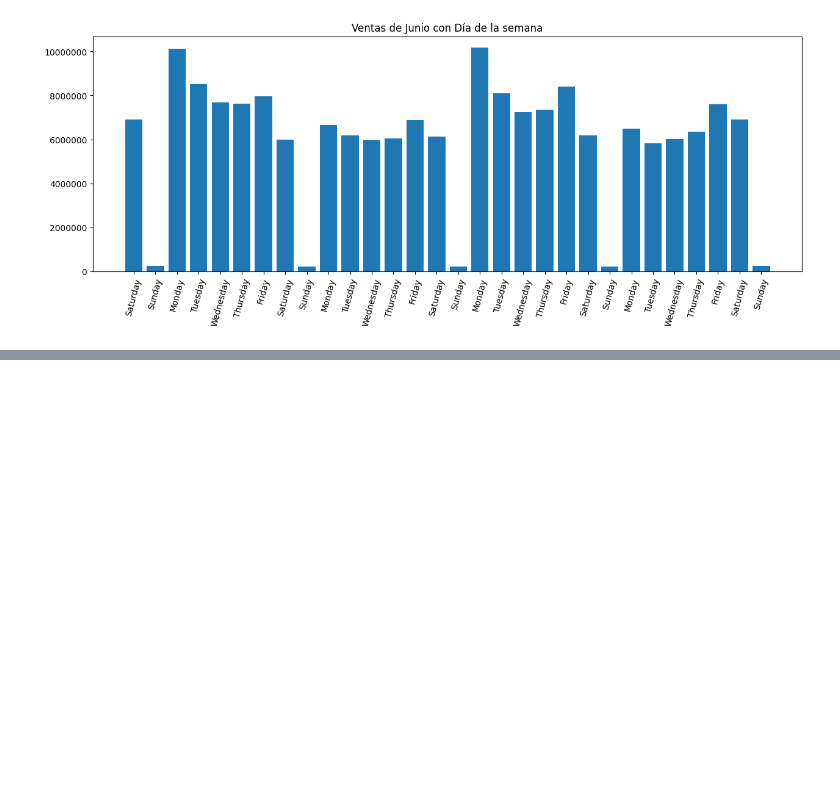
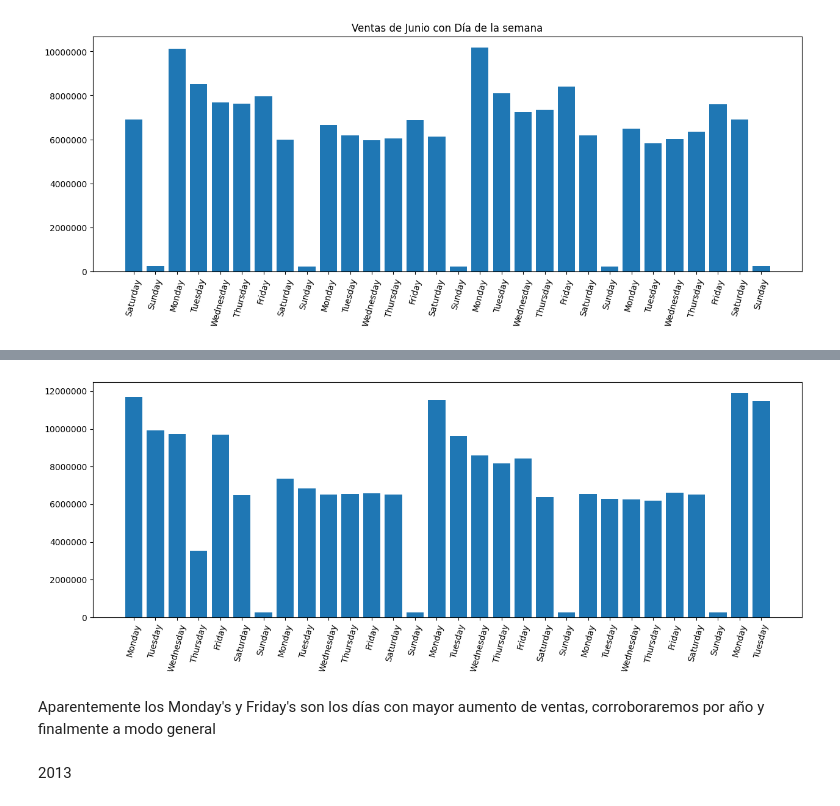
Before and after one commit to charligram/7_rossman_store_sales, a Jupyter notebook: notebooks/01_EDA.ipynb, the cells around one changed output, grey strips where cells are left out. Drawn from its saved outputs; the diff is of its cells as text; code cells hidden in the pictures; blank space fills up the shorter version.

```diff
--- a/notebooks/01_EDA.ipynb
+++ b/notebooks/01_EDA.ipynb
@@ -582,0 +657,6 @@ Text(0.5, 1.0, 'Ventas de Junio con Día de la semana')
+# %%
+df_2015_junio = df_2015[
+    df_2015["Date"].dt.month == 6
+]
+# %%
+group_ventas_2015_junio = df_2015_junio.groupby("Date")["Sales"].sum()
@@ -582,0 +683,4 @@ Text(0.5, 1.0, 'Ventas de Junio con Día de la semana')
+# %%
+group_ventas_2015_junio = group_ventas_2015_junio.reset_index()
+# %%
+group_ventas_2015_junio["DayOfWeek"] = group_ventas_2015_junio["Date"].dt.day_name()
@@ -582,0 +707,24 @@ Text(0.5, 1.0, 'Ventas de Junio con Día de la semana')
+# %%
+plt.figure(figsize=(15, 5))
+
+plt.bar(
+    group_ventas_2015_junio["Date"],
+    group_ventas_2015_junio["Sales"]
+)
+
+plt.xticks(
+    ticks=group_ventas_2015_junio["Date"],
+    labels=group_ventas_2015_junio["DayOfWeek"],
+    rotation=75
+)
+
+plt.ticklabel_format(
+    style="plain",
+    axis="y"
+)
+# %% [output]
+[figure, added]
+# %% [markdown]
+Aparentemente los Monday's y Friday's son los días con mayor aumento de ventas, corroboraremos por año y finalmente a modo general
+# %% [markdown]
+2013
```
Also changed, not shown: parts of 39 cells of this notebook.
